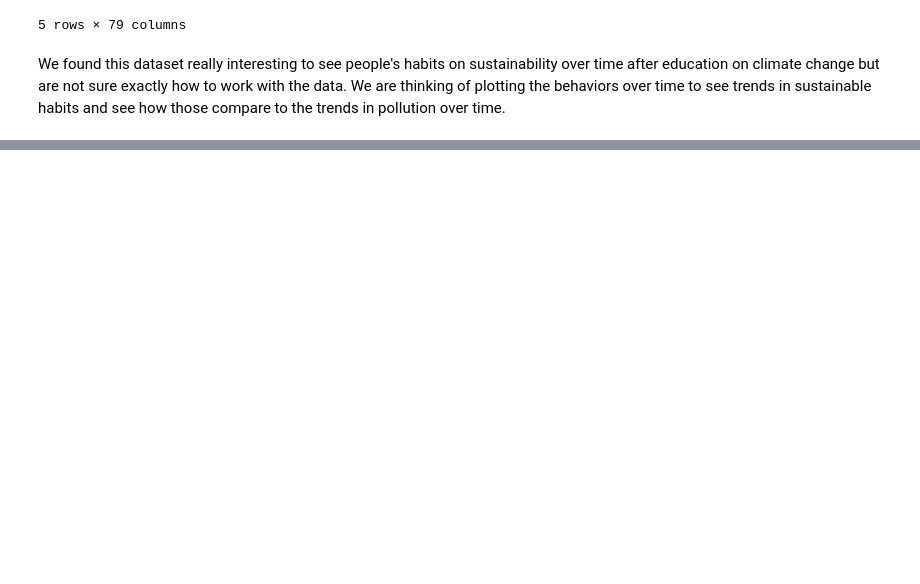
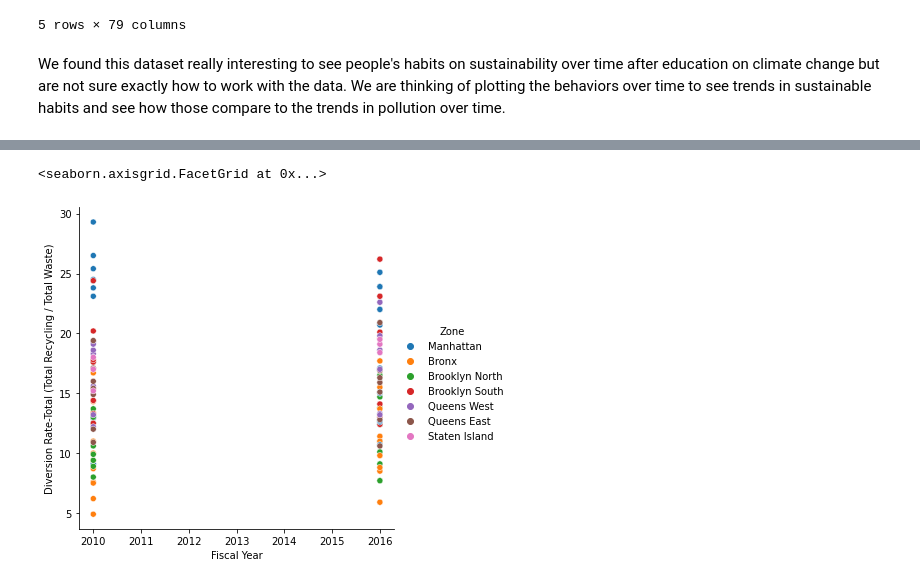
Before and after one commit to ariannacurillo/info2950-finalproject, a Jupyter notebook: phase2.ipynb, the cells around one changed output, grey strips where cells are left out. Cells and saved outputs as stored; diff of their text form; code cells hidden in the pictures; blank space fills up the shorter version.

```diff
--- a/phase2.ipynb
+++ b/phase2.ipynb
@@ -303,3 +304,6 @@ class_data.head()
 5 rows × 79 columns
 # %% [markdown]
 We found this dataset really interesting to see people's habits on sustainability over time after education on climate change but are not sure exactly how to work with the data. We are thinking of plotting the behaviors over time to see trends in sustainable habits and see how those compare to the trends in pollution over time.
+# %%
+recycling = pd.read_csv("recycling-diversion-and-capture-rates-1.csv")
+recycling.head()
@@ -305,0 +317,5 @@ We found this dataset really interesting to see people's habits on sustainabilit
+# %%
+sns.relplot(x="Fiscal Year", y="Diversion Rate-Total (Total Recycling / Total Waste)", hue="Zone", data=recycling)
+# %% [output]
+<seaborn.axisgrid.FacetGrid at 0x...>
+[figure, added]
```
Also changed, not shown: parts of 23 cells of this notebook.
